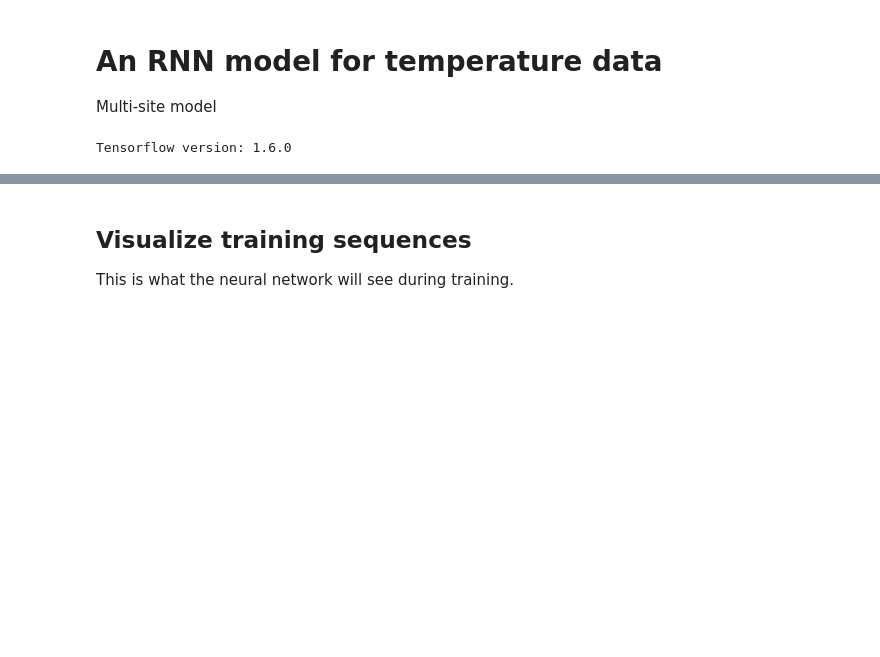
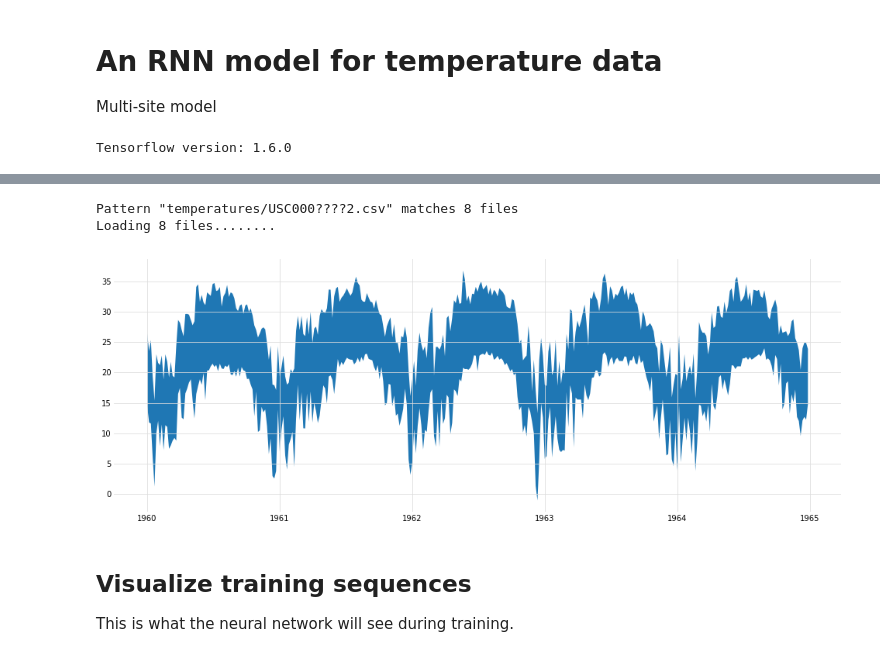
Before and after one commit to dnadamson/tensorflow-rnn-tutorial, a Jupyter notebook: tutorial/01_RNN_generator_temperatures_multisite.ipynb, the cells around one changed output, grey strips where cells are left out. Drawn from its saved outputs; the diff is of its cells as text; code cells hidden in the pictures; blank space fills up the shorter version.

```diff
--- a/tutorial/01_RNN_generator_temperatures_multisite.ipynb
+++ b/tutorial/01_RNN_generator_temperatures_multisite.ipynb
@@ -130,3 +84,18 @@ print(data.shape)
+# %%
+for evaltemps, _, evaldates, _, _ in \
+utils_batching.rnn_multistation_sampling_temperature_sequencer(EVAL_FILEPATTERN, RESAMPLE_BY, tminmax=True): break
+# %% [output]
+Pattern "temperatures/USC000????2.csv" matches 8 files
+Loading 8 files........
+# %%
+# display five years worth of data
+DISPLEN = 365*5//RESAMPLE_BY # 5 years
+visu_temperatures = evaltemps[0, :DISPLEN]
+visu_dates = evaldates[:DISPLEN]
+plt.fill_between(visu_dates, visu_temperatures[:,0], visu_temperatures[:,1])
+plt.show()
+# %% [output]
+[figure, added]
 # %% [markdown]
 ## Visualize training sequences
 This is what the neural network will see during training.
```
Also changed, not shown: parts of 26 cells of this notebook, 1 other file.
